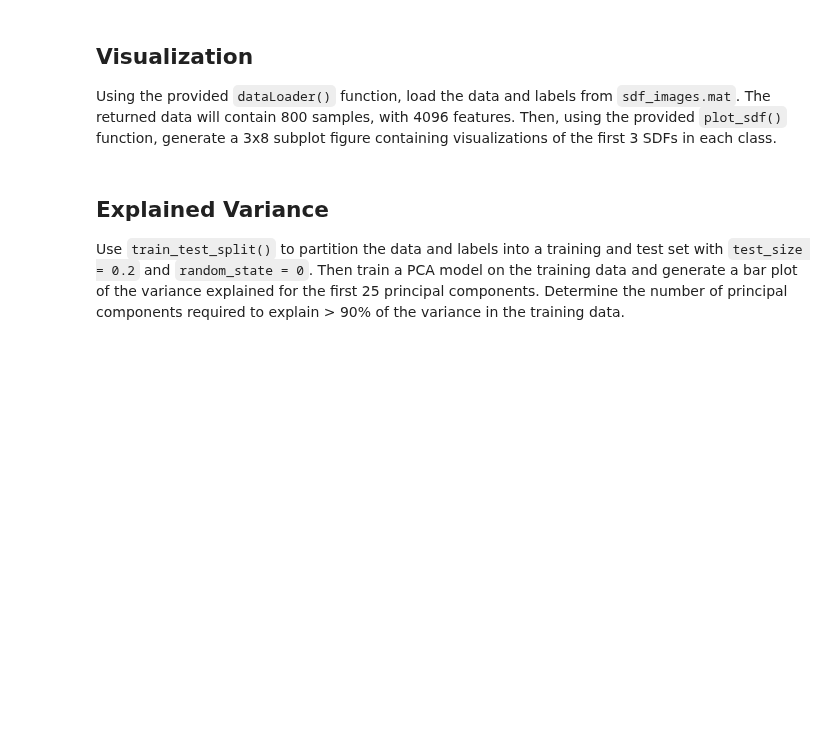
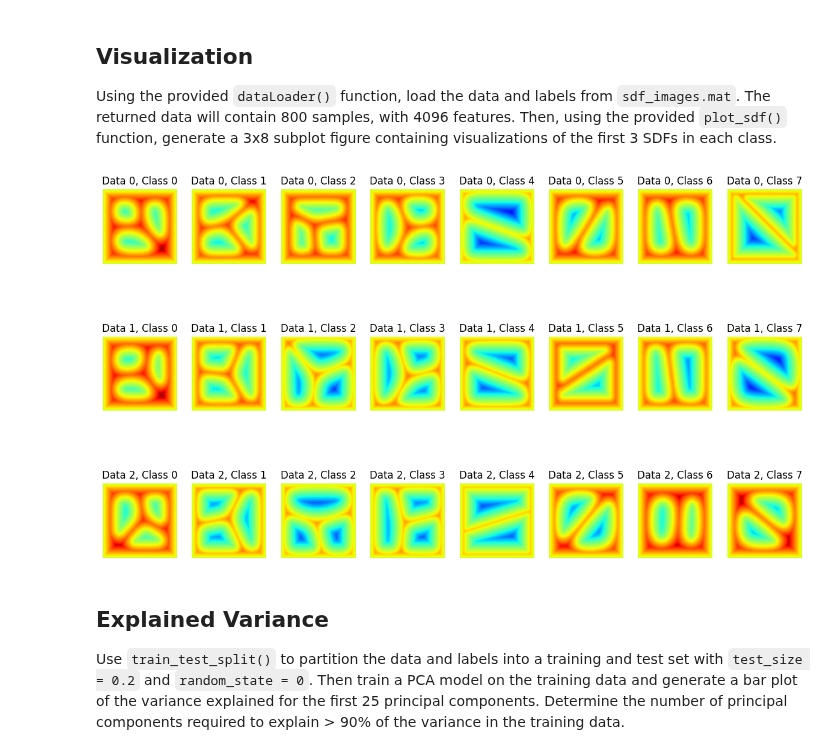
Before and after one commit to judson35/AI-ML, a Jupyter notebook: HW12/M12-HW1.ipynb, the cells around one changed output. Drawn from its saved outputs; the diff is of its cells as text; code cells hidden in the pictures; blank space fills up the shorter version.

```diff
--- a/HW12/M12-HW1.ipynb
+++ b/HW12/M12-HW1.ipynb
@@ -62,3 +60,15 @@ Using the provided `dataLoader()` function, load the data and labels from `sdf_i
+# %%
+data, labels = dataLoader("data/sdf_images.mat")
+
+fig, ax = plt.subplots(3,8)
+fig.set_size_inches(15,9)
+for i in range(8):
+    idxs = np.where(labels == i)[0][:3]
+    plot_sdf(data[idxs[0],:], ax[0][i], f"Data 0, Class {i}")
+    plot_sdf(data[idxs[1],:], ax[1][i], f"Data 1, Class {i}")
+    plot_sdf(data[idxs[2],:], ax[2][i], f"Data 2, Class {i}")
+# %% [output]
+[figure, added]
 # %% [markdown]
 ## Explained Variance
 
```
Also changed, not shown: parts of 13 cells of this notebook.
